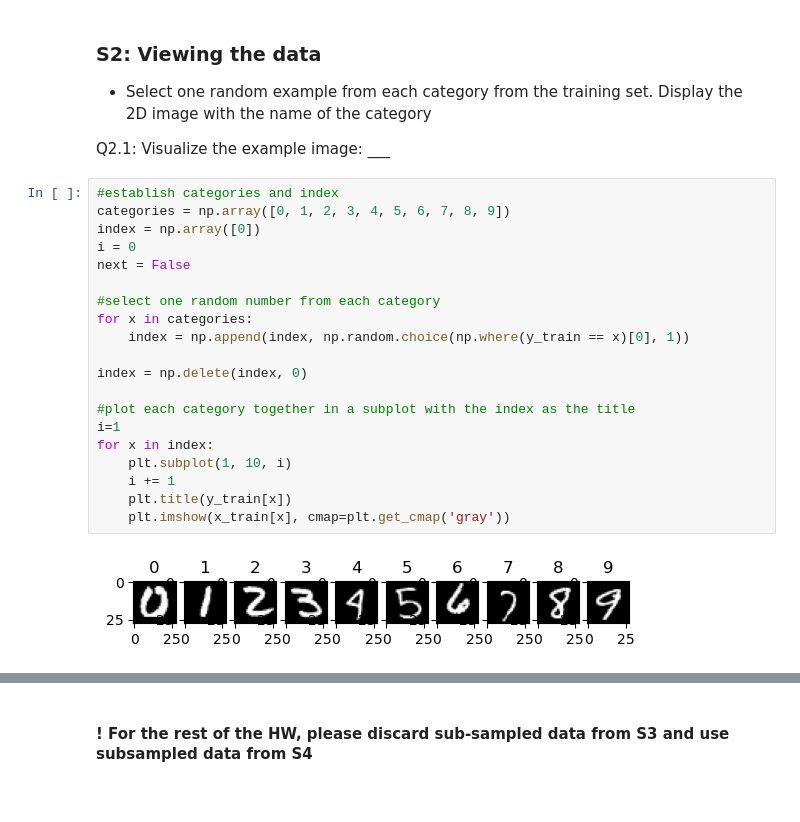
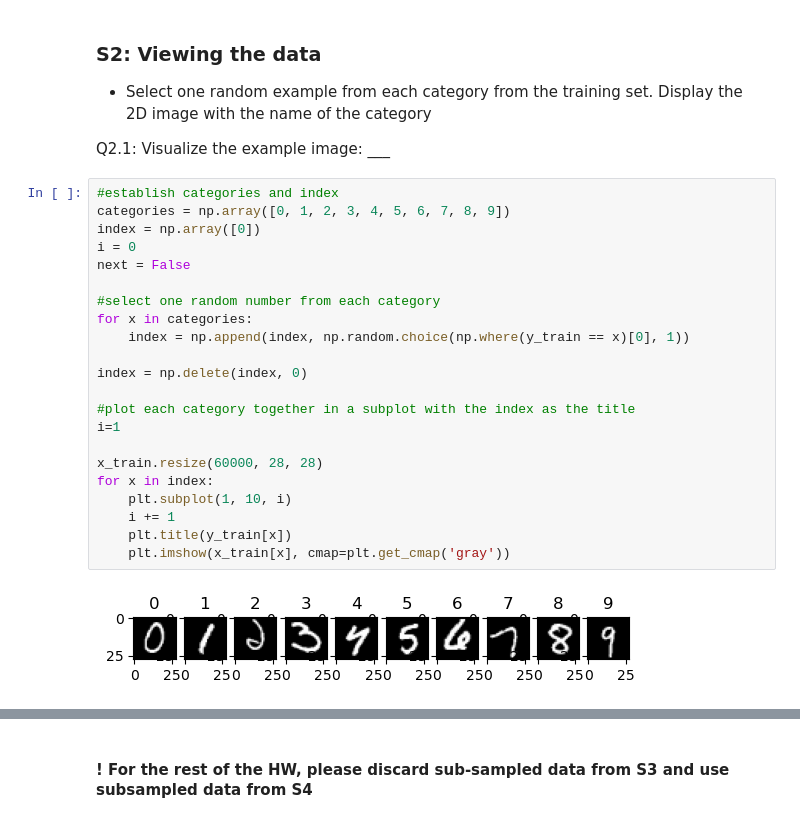
Before and after one commit to bennkeel/MUSA-650_Spring2023, a Jupyter notebook: HW1/MUSA650_Spring2023_HW1.ipynb, the cells around one changed output, grey strips where cells are left out. Saved outputs shown, nothing was run; the diff lists cells and outputs as text.

```diff
--- a/HW1/MUSA650_Spring2023_HW1.ipynb
+++ b/HW1/MUSA650_Spring2023_HW1.ipynb
@@ -43,22 +45,24 @@ Q2.1: Visualize the example image:   ___
 # %%
 #establish categories and index
 categories = np.array([0, 1, 2, 3, 4, 5, 6, 7, 8, 9])
 index = np.array([0])
 i = 0
 next = False
 
 #select one random number from each category
 for x in categories:
     index = np.append(index, np.random.choice(np.where(y_train == x)[0], 1))
 
 index = np.delete(index, 0)
 
 #plot each category together in a subplot with the index as the title
 i=1
+
+x_train.resize(60000, 28, 28)
 for x in index:
     plt.subplot(1, 10, i)
     i += 1
     plt.title(y_train[x])
     plt.imshow(x_train[x], cmap=plt.get_cmap('gray'))
 # %% [output]
-[figure, old version]
+[figure, new version]
```
Also changed, not shown: parts of 29 cells of this notebook.
